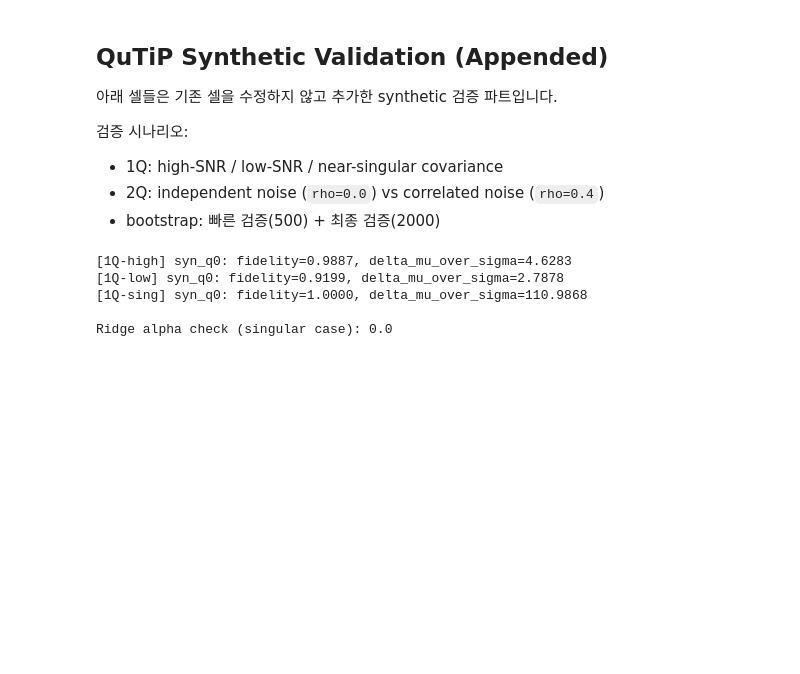
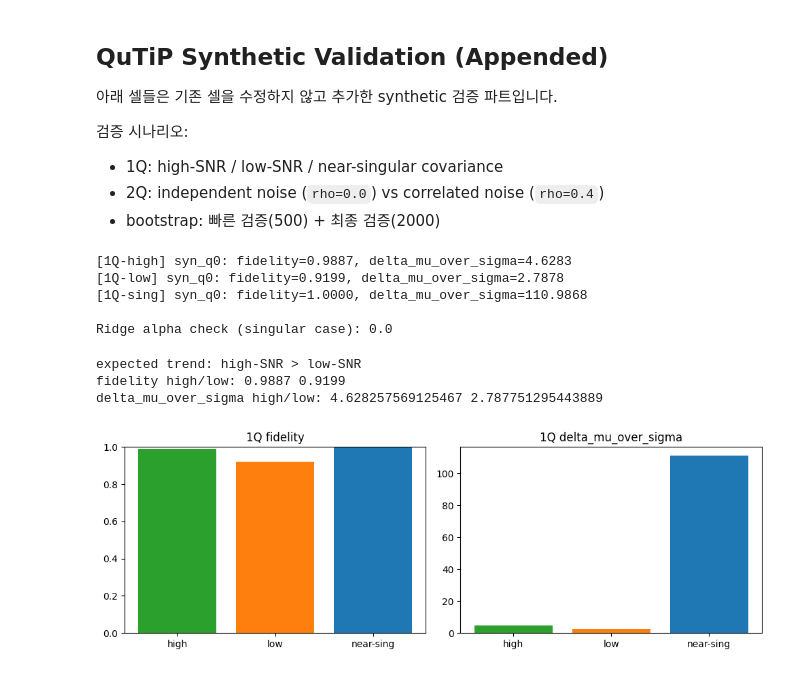
Before and after one commit to yalgaeahn/qubit-experiment, a Jupyter notebook: examples/selectiveRIP/iq_cloud_test.ipynb, the cells around one changed output. Cells and saved outputs as stored; diff of their text form; code cells hidden in the pictures; blank space fills up the shorter version.

Commit message:
Investigate synthetic data plots

```diff
--- a/examples/selectiveRIP/iq_cloud_test.ipynb
+++ b/examples/selectiveRIP/iq_cloud_test.ipynb
@@ -859,39 +857,44 @@ print('Ridge alpha check (singular case):', out_1q_sing['decision_model'][syn_q0
 
 Ridge alpha check (singular case): 0.0
 # %%
-# # 1Q trend check and quick visualization
-# fid_high = out_1q_high['assignment_fidelity']['per_qubit'][syn_q0.uid]
-# fid_low = out_1q_low['assignment_fidelity']['per_qubit'][syn_q0.uid]
-# sep_high = out_1q_high['separation_metrics']['per_qubit'][syn_q0.uid]['delta_mu_over_sigma']
-# sep_low = out_1q_low['separation_metrics']['per_qubit'][syn_q0.uid]['delta_mu_over_sigma']
+# 1Q trend check and quick visualization
+fid_high = out_1q_high['assignment_fidelity']['per_qubit'][syn_q0.uid]
+fid_low = out_1q_low['assignment_fidelity']['per_qubit'][syn_q0.uid]
+sep_high = out_1q_high['separation_metrics']['per_qubit'][syn_q0.uid]['delta_mu_over_sigma']
+sep_low = out_1q_low['separation_metrics']['per_qubit'][syn_q0.uid]['delta_mu_over_sigma']
 
-# print('expected trend: high-SNR > low-SNR')
-# print('fidelity high/low:', fid_high, fid_low)
-# print('delta_mu_over_sigma high/low:', sep_high, sep_low)
+print('expected trend: high-SNR > low-SNR')
+print('fidelity high/low:', fid_high, fid_low)
+print('delta_mu_over_sigma high/low:', sep_high, sep_low)
 
-# assert fid_high > fid_low, 'Unexpected trend: high-SNR fidelity should be larger.'
-# assert sep_high > sep_low, 'Unexpected trend: high-SNR separation should be larger.'
+assert fid_high > fid_low, 'Unexpected trend: high-SNR fidelity should be larger.'
+assert sep_high > sep_low, 'Unexpected trend: high-SNR separation should be larger.'
 
-# labels = ['high', 'low', 'near-sing']
-# fids = [
-#     out_1q_high['assignment_fidelity']['per_qubit'][syn_q0.uid],
-#     out_1q_low['assignment_fidelity']['per_qubit'][syn_q0.uid],
-#     out_1q_sing['assignment_fidelity']['per_qubit'][syn_q0.uid],
-# ]
-# seps = [
-#     out_1q_high['separation_metrics']['per_qubit'][syn_q0.uid]['delta_mu_over_sigma'],
-#     out_1q_low['separation_metrics']['per_qubit'][syn_q0.uid]['delta_mu_over_sigma'],
-#     out_1q_sing['separation_metrics']['per_qubit'][syn_q0.uid]['delta_mu_over_sigma'],
-# ]
+labels = ['high', 'low', 'near-sing']
+fids = [
+    out_1q_high['assignment_fidelity']['per_qubit'][syn_q0.uid],
+    out_1q_low['assignment_fidelity']['per_qubit'][syn_q0.uid],
+    out_1q_sing['assignment_fidelity']['per_qubit'][syn_q0.uid],
+]
+seps = [
+    out_1q_high['separation_metrics']['per_qubit'][syn_q0.uid]['delta_mu_over_sigma'],
+    out_1q_low['separation_metrics']['per_qubit'][syn_q0.uid]['delta_mu_over_sigma'],
+    out_1q_sing['separation_metrics']['per_qubit'][syn_q0.uid]['delta_mu_over_sigma'],
+]
 
-# fig, axes = plt.subplots(1, 2, figsize=(10, 3.5))
-# axes[0].bar(labels, fids, color=['tab:green', 'tab:orange', 'tab:blue'])
-# axes[0].set_title('1Q fidelity')
-# axes[0].set_ylim(0, 1)
-# axes[1].bar(labels, seps, color=['tab:green', 'tab:orange', 'tab:blue'])
-# axes[1].set_title('1Q delta_mu_over_sigma')
-# plt.tight_layout()
-# plt.show()
+fig, axes = plt.subplots(1, 2, figsize=(10, 3.5))
+axes[0].bar(labels, fids, color=['tab:green', 'tab:orange', 'tab:blue'])
+axes[0].set_title('1Q fidelity')
+axes[0].set_ylim(0, 1)
+axes[1].bar(labels, seps, color=['tab:green', 'tab:orange', 'tab:blue'])
+axes[1].set_title('1Q delta_mu_over_sigma')
+plt.tight_layout()
+plt.show()
+# %% [output]
+expected trend: high-SNR > low-SNR
+fidelity high/low: 0.9887 0.9199
+delta_mu_over_sigma high/low: 4.628257569125467 2.787751295443889
+[figure, added]
 # %%
 # 2Q multiplexed validation: independent (rho=0) vs correlated (rho=0.4)
 syn_q0_2 = make_test_qubit('syn_q0_2', f_lo=7.0e9, f_res=7.05e9)
```
Also changed, not shown: parts of 6 cells of this notebook, 5 other files.
